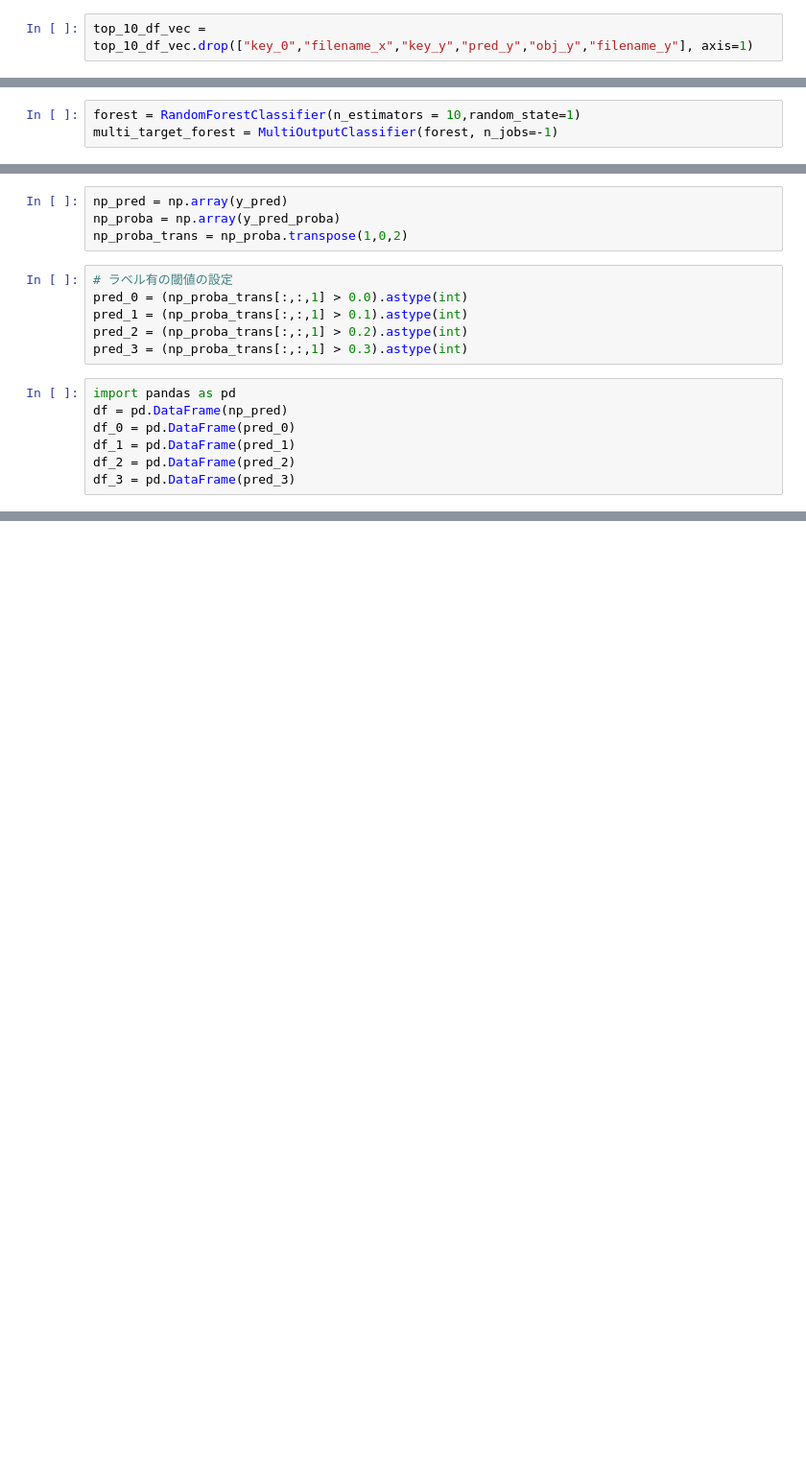
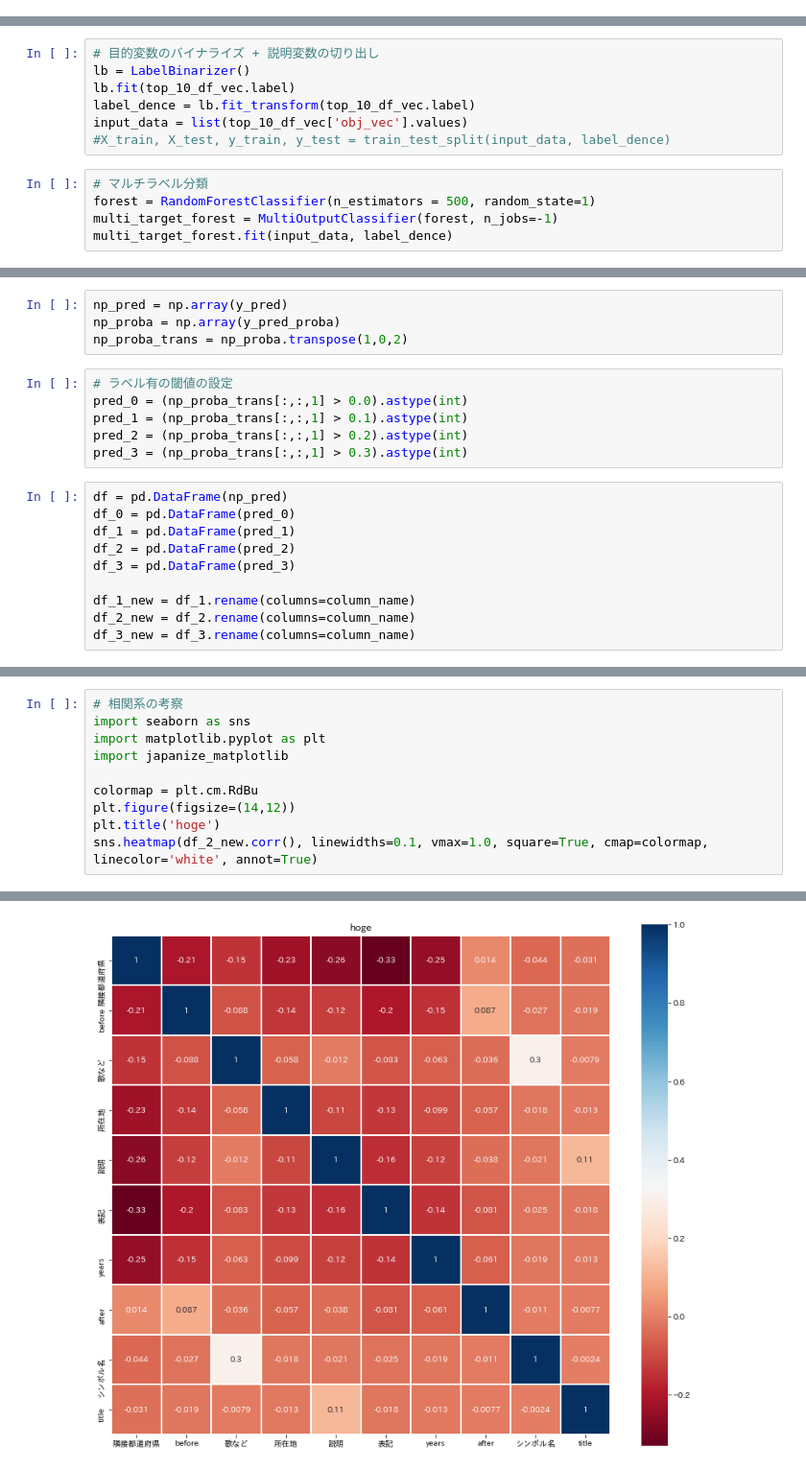
Before and after one commit to nallab/k208581_research, a Jupyter notebook: app/src/Multi-label/preprocessing.ipynb, the cells around one changed output, grey strips where cells are left out. Shown at 96% size. Saved outputs shown, nothing was run; the diff lists cells and outputs as text; blank space fills up the shorter version.

```diff
--- a/app/src/Multi-label/preprocessing.ipynb
+++ b/app/src/Multi-label/preprocessing.ipynb
@@ -61,2 +75,0 @@ top_10_df_vec = top_10_df_vec.reset_index(drop=True)
-# %%
-top_10_df_vec = top_10_df_vec.drop(["key_0","filename_x","key_y","pred_y","obj_y","filename_y"], axis=1)
@@ -71,3 +76,12 @@ X_train, X_test, y_train, y_test = train_test_split(input_data, label_dence)
+# %%
+# 目的変数のバイナライズ + 説明変数の切り出し
+lb = LabelBinarizer()
+lb.fit(top_10_df_vec.label)
+label_dence = lb.fit_transform(top_10_df_vec.label)
+input_data = list(top_10_df_vec['obj_vec'].values)
+#X_train, X_test, y_train, y_test = train_test_split(input_data, label_dence)
 # %%
-forest = RandomForestClassifier(n_estimators = 10,random_state=1)
+# マルチラベル分類
+forest = RandomForestClassifier(n_estimators = 500, random_state=1)
 multi_target_forest = MultiOutputClassifier(forest, n_jobs=-1)
+multi_target_forest.fit(input_data, label_dence)
@@ -96,9 +108,12 @@ pred_1 = (np_proba_trans[:,:,1] > 0.1).astype(int)
 pred_2 = (np_proba_trans[:,:,1] > 0.2).astype(int)
 pred_3 = (np_proba_trans[:,:,1] > 0.3).astype(int)
 # %%
-import pandas as pd
 df = pd.DataFrame(np_pred)
 df_0 = pd.DataFrame(pred_0)
 df_1 = pd.DataFrame(pred_1)
 df_2 = pd.DataFrame(pred_2)
 df_3 = pd.DataFrame(pred_3)
+
+df_1_new = df_1.rename(columns=column_name)
+df_2_new = df_2.rename(columns=column_name)
+df_3_new = df_3.rename(columns=column_name)
@@ -109,0 +120,11 @@ df_3 = pd.DataFrame(pred_3)
+# %%
+# 相関系の考察
+import seaborn as sns
+import matplotlib.pyplot as plt
+import japanize_matplotlib
+
+colormap = plt.cm.RdBu
+plt.figure(figsize=(14,12))
+plt.title('hoge')
+sns.heatmap(df_2_new.corr(), linewidths=0.1, vmax=1.0, square=True, cmap=colormap, linecolor='white', annot=True)
+# %% [output]
@@ -109,0 +132 @@ df_3 = pd.DataFrame(pred_3)
+[figure, added]
```
Also changed, not shown: parts of 22 cells of this notebook, 1 other file.
